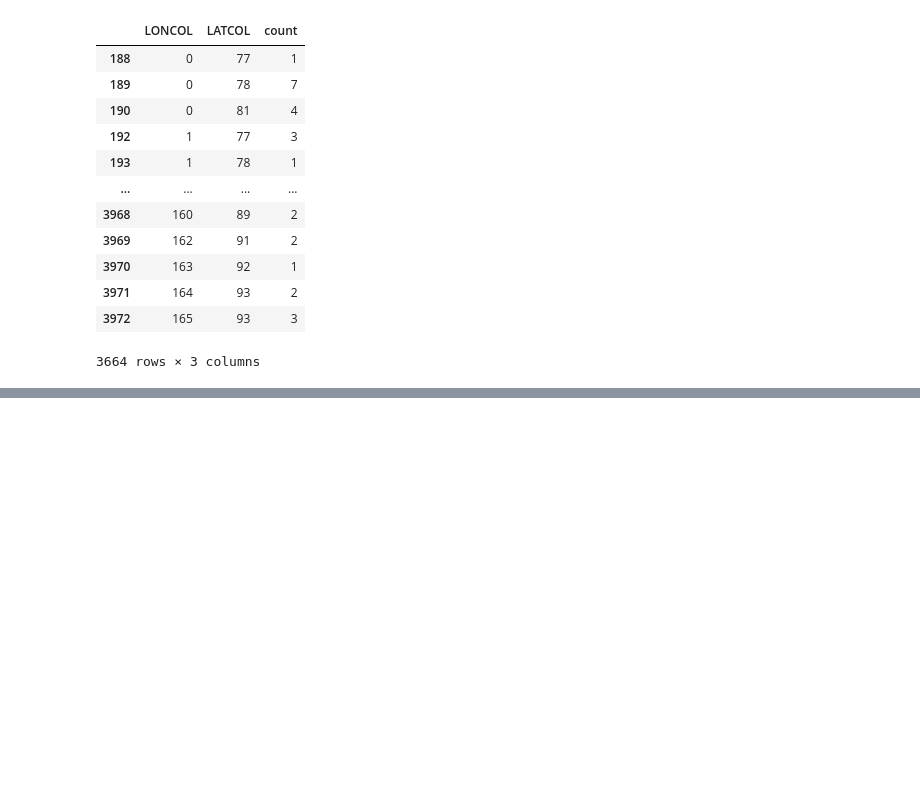
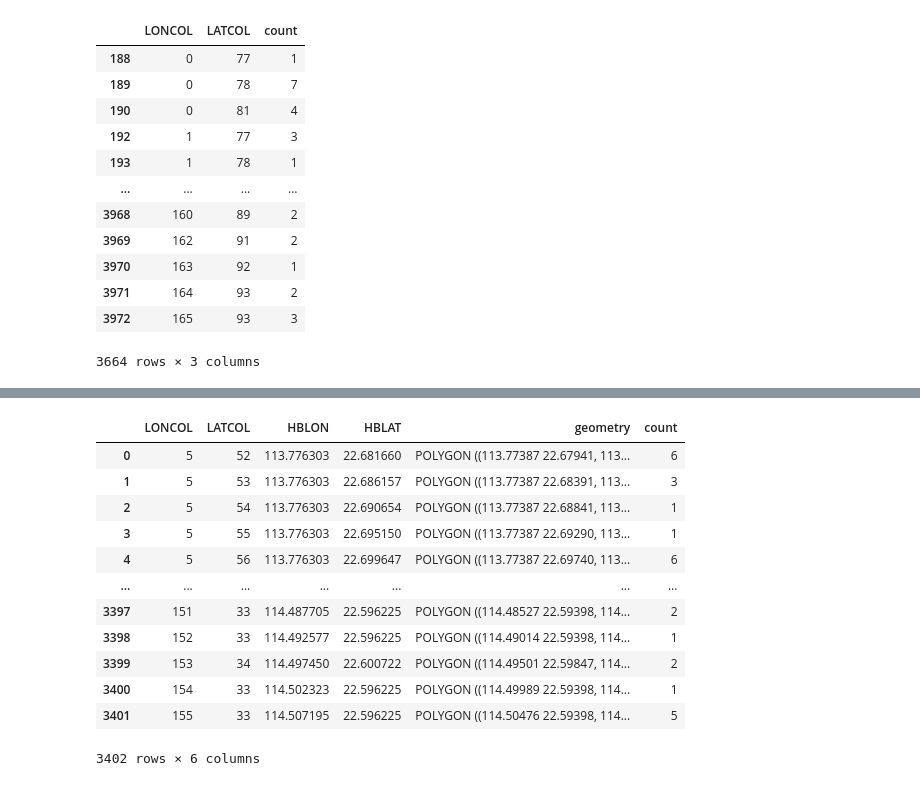
Before and after one commit to raingrain/evaluation-and-analysis-of-gps-data-for-taxi-in-shenzhen, a Jupyter notebook: src/main.ipynb, the cells around one changed output, grey strips where cells are left out. Saved outputs shown, nothing was run; the diff lists cells and outputs as text; code cells hidden in the pictures; blank space fills up the shorter version.

```diff
--- a/src/main.ipynb
+++ b/src/main.ipynb
@@ -343,0 +367,20 @@ data_distribution
+# %%
+# 将栅格数据与统计数据进行表连接，在栅格数据上加上数据量
+grid_count = pd.merge(grid_sz, data_distribution, on=['LONCOL', 'LATCOL'])
+# 保存数据
+grid_count.to_file(r'./assets/data/grid_count.json', driver='GeoJSON')
+grid_count
+# %% [output]
+|  | LONCOL | LATCOL | HBLON | HBLAT | geometry | count |
+| 0 | 5 | 52 | 113.776303 | 22.681660 | POLYGON ((113.77387 22.67941, 113... | 6 |
+| 1 | 5 | 53 | 113.776303 | 22.686157 | POLYGON ((113.77387 22.68391, 113... | 3 |
+| 2 | 5 | 54 | 113.776303 | 22.690654 | POLYGON ((113.77387 22.68841, 113... | 1 |
+| 3 | 5 | 55 | 113.776303 | 22.695150 | POLYGON ((113.77387 22.69290, 113... | 1 |
+| 4 | 5 | 56 | 113.776303 | 22.699647 | POLYGON ((113.77387 22.69740, 113... | 6 |
+| ... | ... | ... | ... | ... | ... | ... |
+| 3397 | 151 | 33 | 114.487705 | 22.596225 | POLYGON ((114.48527 22.59398, 114... | 2 |
+| 3398 | 152 | 33 | 114.492577 | 22.596225 | POLYGON ((114.49014 22.59398, 114... | 1 |
+| 3399 | 153 | 34 | 114.497450 | 22.600722 | POLYGON ((114.49501 22.59847, 114... | 2 |
+| 3400 | 154 | 33 | 114.502323 | 22.596225 | POLYGON ((114.49989 22.59398, 114... | 1 |
+| 3401 | 155 | 33 | 114.507195 | 22.596225 | POLYGON ((114.50476 22.59398, 114... | 5 |
+3402 rows × 6 columns
```
Also changed, not shown: parts of 9 cells of this notebook, 1 other file.
